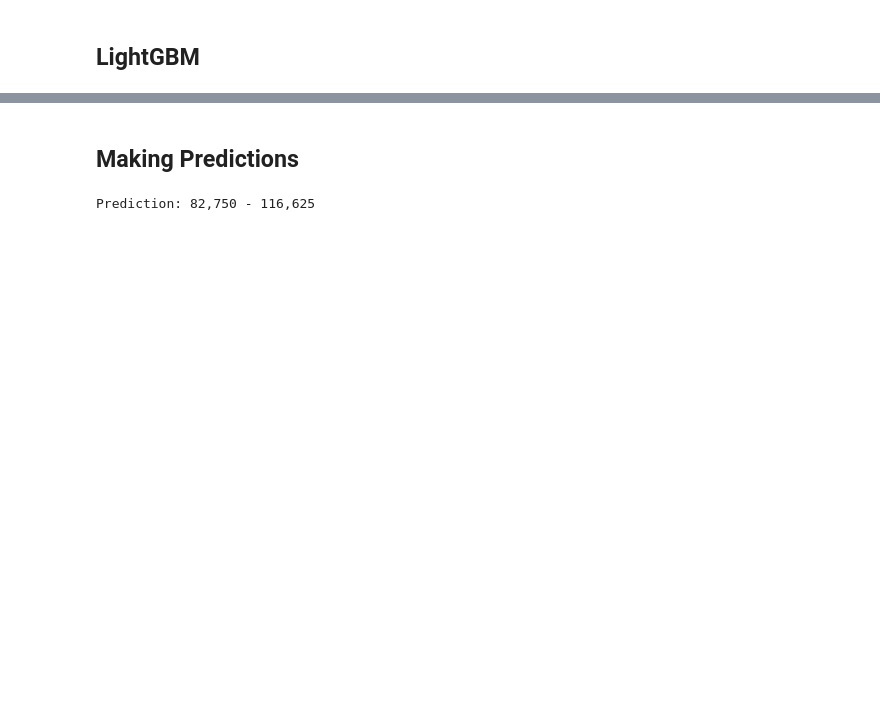
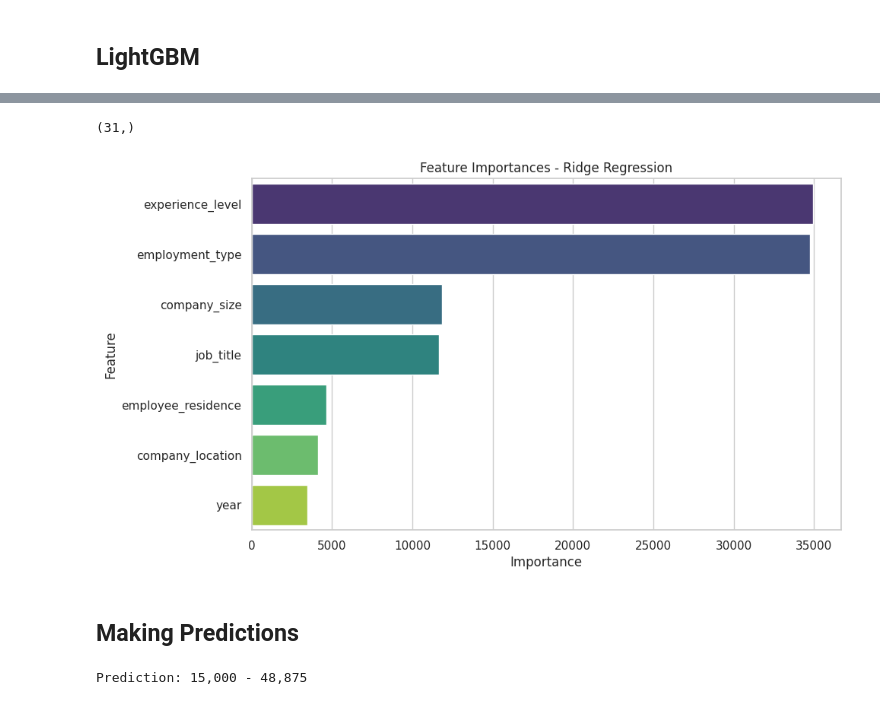
Before and after one commit to KevKibe/Data-Professions-Salary-Evaluation-and-Estimation-Project, a Jupyter notebook: salary_pred_model.ipynb, the cells around one changed output, grey strips where cells are left out. Drawn from its saved outputs; the diff is of its cells as text; code cells hidden in the pictures; blank space fills up the shorter version.

```diff
--- a/salary_pred_model.ipynb
+++ b/salary_pred_model.ipynb
@@ -159,9 +230,18 @@ R-squared (R2) Score: 0.34115863333603047
 # %% [markdown]
 ## Ridge Regression
 # %%
-rig = Ridge(alpha=0.0001)
-rig.fit(X_train, y_train)
-y_pred = rig.predict(X_test)
+param_grid = {'alpha': [0.1, 1.0, 10.0],
+
+              'solver': ['auto', 'svd', 'cholesky', 'lsqr', 'sparse_cg', 'sag', 'saga']}
+
+
+rig = Ridge()
+grid_search = GridSearchCV(rig, param_grid, scoring='r2', cv=10)
+
+grid_search.fit(X_train, y_train)
+best_ridge = grid_search.best_estimator_
+
+y_pred = best_ridge.predict(X_test)
 mse = mean_squared_error(y_test, y_pred)
 mae = mean_absolute_error(y_test, y_pred)
 r2 = r2_score(y_test, y_pred)
@@ -289,4 +396,4 @@ R-squared (R2) Score: 0.3254094155845061
 # %%
-model=best_lgb_model
+model=best_ridge
 model
 # %% [output]
@@ -306,3 +419,29 @@ Index(['remote_ratio', 'experience_level_EN', 'experience_level_EX',
+# %%
+import seaborn as sns
+import matplotlib.pyplot as plt
+
+sns.set(style="whitegrid")
+feature_importances = np.abs(model.coef_)
+print(feature_importances.shape)
+
+original_feature_names = 'experience_level','employment_type','job_title','company_size','year','company_location','employee_residence'
+
+if feature_importances.shape[0] != len(original_feature_names):
+    feature_importances = feature_importances[:len(original_feature_names)]
+
+importance_df = pd.DataFrame({'Feature': original_feature_names, 'Importance': feature_importances})
+importance_df = importance_df.groupby('Feature', as_index=False).sum()
+importance_df = importance_df.sort_values('Importance', ascending=False)
+
+plt.figure(figsize=(10, 6))
+sns.barplot(data=importance_df, x='Importance', y='Feature', palette='viridis')
+plt.xlabel('Importance')
+plt.ylabel('Feature')
+plt.title('Feature Importances - Ridge Regression')
+plt.show()
+# %% [output]
+(31,)
+[figure, added]
 # %% [markdown]
 ## Making Predictions
 # %%
@@ -310,15 +449,32 @@ import joblib
 import numpy as np
 
 def make_prediction(feature_values):
-    feature_names = ['remote_ratio','experience_level_EN', 'experience_level_EX', 'experience_level_MI',
+    feature_names = ['experience_level_EN', 'experience_level_EX', 'experience_level_MI',
                      'experience_level_SE','employment_type_CT', 'employment_type_FL', 'employment_type_FT',
                      'employment_type_PT', 'job_title_data engineer','job_title_data analyst',
                      'job_title_data scientist', 'job_title_machine learning engineer',
-                     'company_size_M', 'company_size_S', 'company_size_L','year_2020', 'year_2021',
+                     'company_size_M', 'company_size_S', 'company_size_L','employee_residence_Africa',
+                     'employee_residence_Asia', 'employee_residence_Europe',
+                     'employee_residence_North America', 'employee_residence_Oceania',
+                     'employee_residence_South America', 'company_location_Africa',
+                     'company_location_Asia', 'company_location_Europe',
+                     'company_location_North America', 'company_location_Oceania',
+                     'company_location_South America', 'year_2020', 'year_2021',
                      'year_2022', 'year_2023']
 
     # Create a numpy array for the input data
-    input_data = np.array([[feature_values['remote_ratio'] ,
+    input_data = np.array([[feature_values['employee_residence'] == 'Africa',
+                            feature_values['employee_residence'] == 'Asia',
+                            feature_values['employee_residence'] == 'Europe',
+                            feature_values['employee_residence'] == 'North America',
+                            feature_values['employee_residence'] == 'Oceania',
+                            feature_values['employee_residence'] == 'South America',
+                            feature_values['company_location'] == 'Africa',
+                            feature_values['company_location'] == 'Asia',
+                            feature_values['company_location'] == 'Europe',
+                            feature_values['company_location'] == 'North America',
+                            feature_values['company_location'] == 'Oceania',
+                            feature_values['company_location'] == 'South America',
                             feature_values['experience_level'] == 'EN',
                             feature_values['experience_level'] == 'EX',
                             feature_values['experience_level'] == 'MI',
@@ -358,16 +514,18 @@ def make_prediction(feature_values):
 
 
 input_features = {
-    'remote_ratio': 100,
-    'experience_level': 'SE',
+
+    'experience_level': 'EX',
     'employment_type': 'FL',
-    'job_title': 'data analyst',
+    'job_title': 'data scientist',
     'year': 2023,
-    'company_size': 'L'
+    'company_size': 'L',
+    'employee_residence': 'Europe',
+    'company_location' :'Europe',
 }
 
 prediction = make_prediction( input_features)
 
 print("Prediction:", prediction)
 # %% [output]
-Prediction: 82,750 - 116,625
+Prediction: 15,000 - 48,875
```
Also changed, not shown: parts of 24 cells of this notebook.
